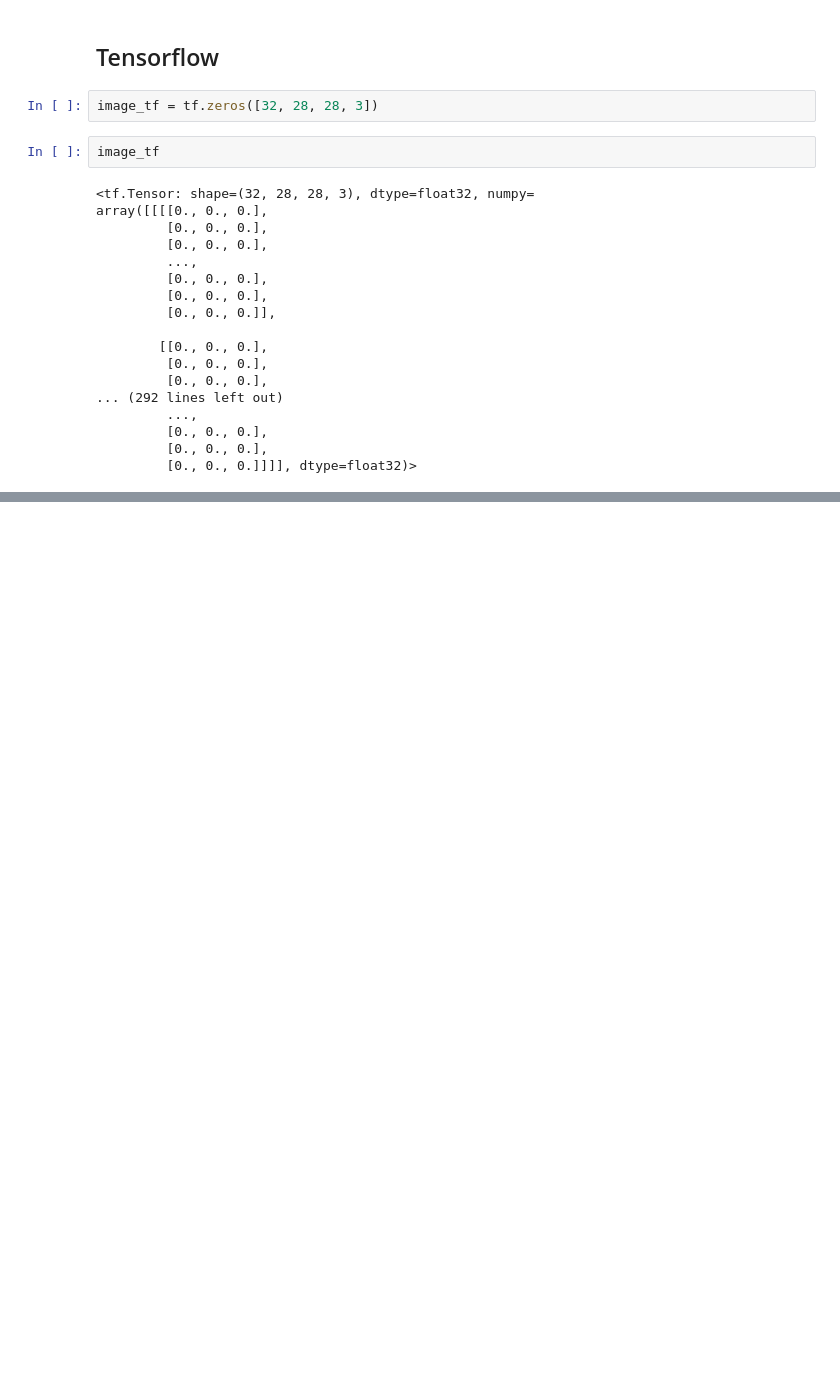
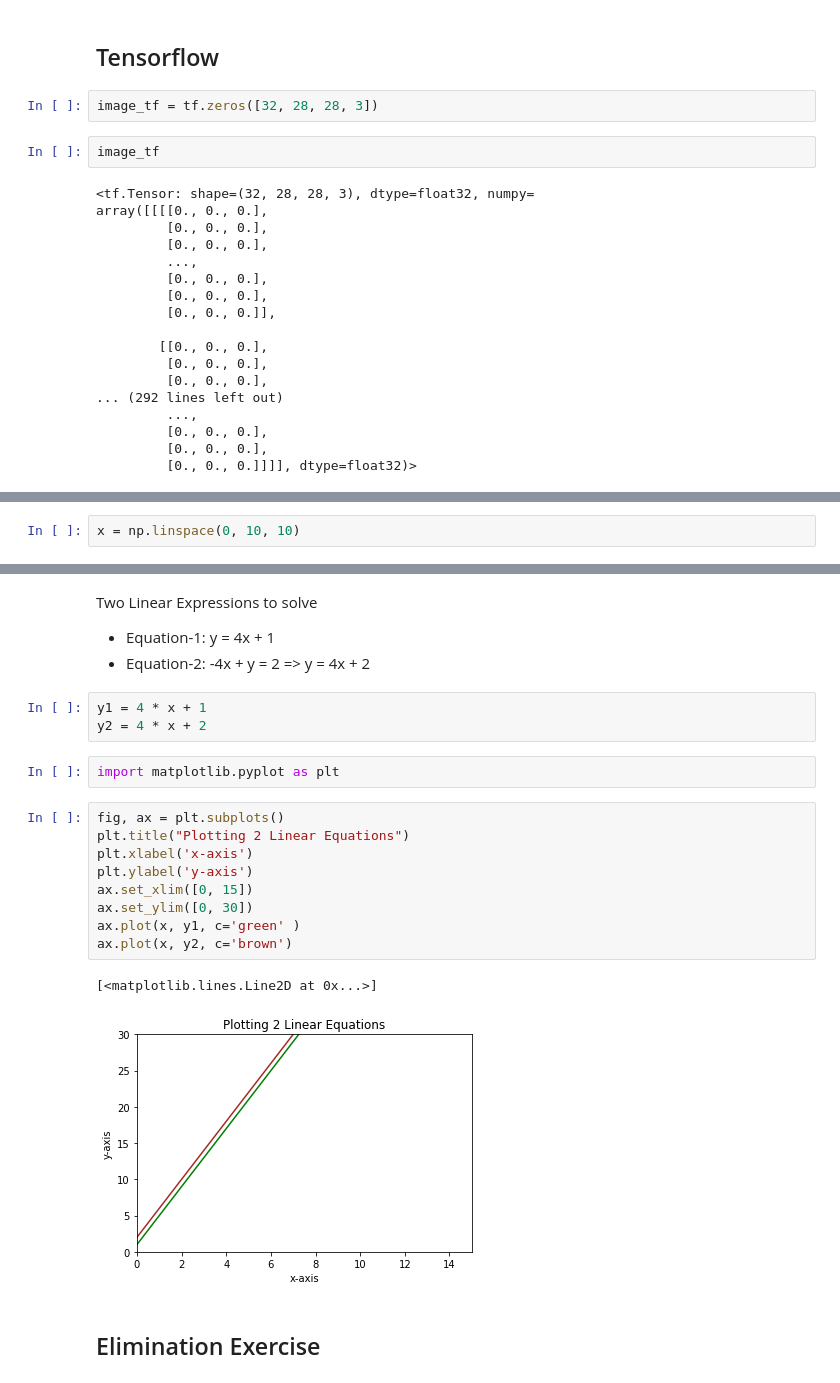
Before and after one commit to rathinamtrainers/ml-ai-demos, a Jupyter notebook: 010_tensors_introduction.ipynb, the cells around one changed output, grey strips where cells are left out. Cells and saved outputs as stored; diff of their text form; blank space fills up the shorter version.

Commit message:
Common Tensor Operations, Solving Linear Systems, Matrix Multiplication

```diff
--- a/010_tensors_introduction.ipynb
+++ b/010_tensors_introduction.ipynb
@@ -432,0 +781,2 @@ array([[[[0., 0., 0.],
+# %%
+x = np.linspace(0, 10, 10)
@@ -432,0 +787,23 @@ array([[[[0., 0., 0.],
+# %% [markdown]
+Two Linear Expressions to solve
+*   Equation-1:  y = 4x + 1
+*   Equation-2: -4x + y = 2  => y = 4x + 2
+# %%
+y1 = 4 * x + 1
+y2 = 4 * x + 2
+# %%
+import matplotlib.pyplot as plt
+# %%
+fig, ax = plt.subplots()
+plt.title("Plotting 2 Linear Equations")
+plt.xlabel('x-axis')
+plt.ylabel('y-axis')
+ax.set_xlim([0, 15])
+ax.set_ylim([0, 30])
+ax.plot(x, y1, c='green' )
+ax.plot(x, y2, c='brown')
+# %% [output]
+[<matplotlib.lines.Line2D at 0x...>]
+[figure, added]
+# %% [markdown]
+## Elimination Exercise
```
Also changed, not shown: parts of 100 cells of this notebook.
